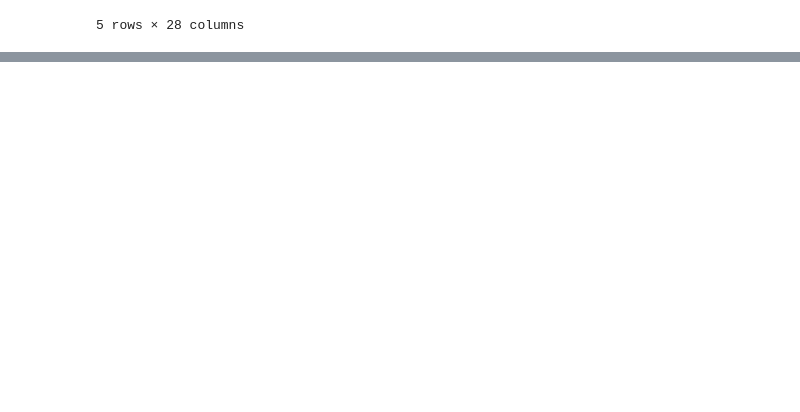
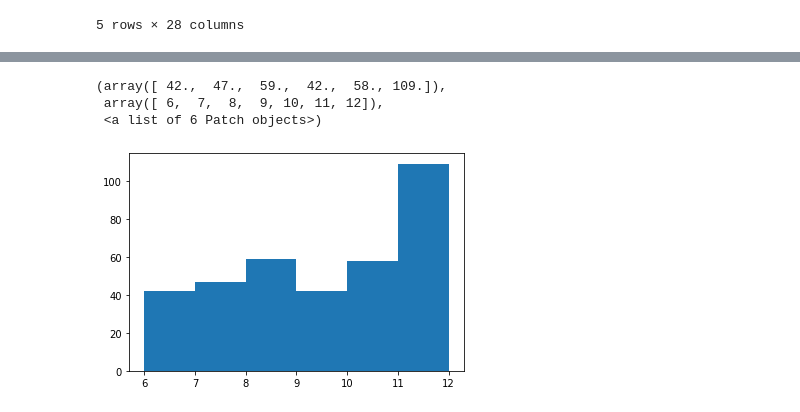
Before and after one commit to max-miller/kaggle_crue, a Jupyter notebook: bigquery-geotab-intersection-congestion/data_exploration.ipynb, the cells around one changed output, grey strips where cells are left out. Cells and saved outputs as stored; diff of their text form; code cells hidden in the pictures; blank space fills up the shorter version.

```diff
--- a/bigquery-geotab-intersection-congestion/data_exploration.ipynb
+++ b/bigquery-geotab-intersection-congestion/data_exploration.ipynb
@@ -16,0 +40,3 @@ train.head()
+# %%
+A_train = train[train['City']=='Atlanta']
+A_test = test[test['City']=='Atlanta']
@@ -16,0 +72,7 @@ train.head()
+# %%
+plt.hist(A_train[A_train['IntersectionId']==1]['Month'],bins=[6,7,8,9,10,11,12])
+# %% [output]
+(array([ 42.,  47.,  59.,  42.,  58., 109.]),
+ array([ 6,  7,  8,  9, 10, 11, 12]),
+ <a list of 6 Patch objects>)
+[figure, added]
```
Also changed, not shown: parts of 14 cells of this notebook.
